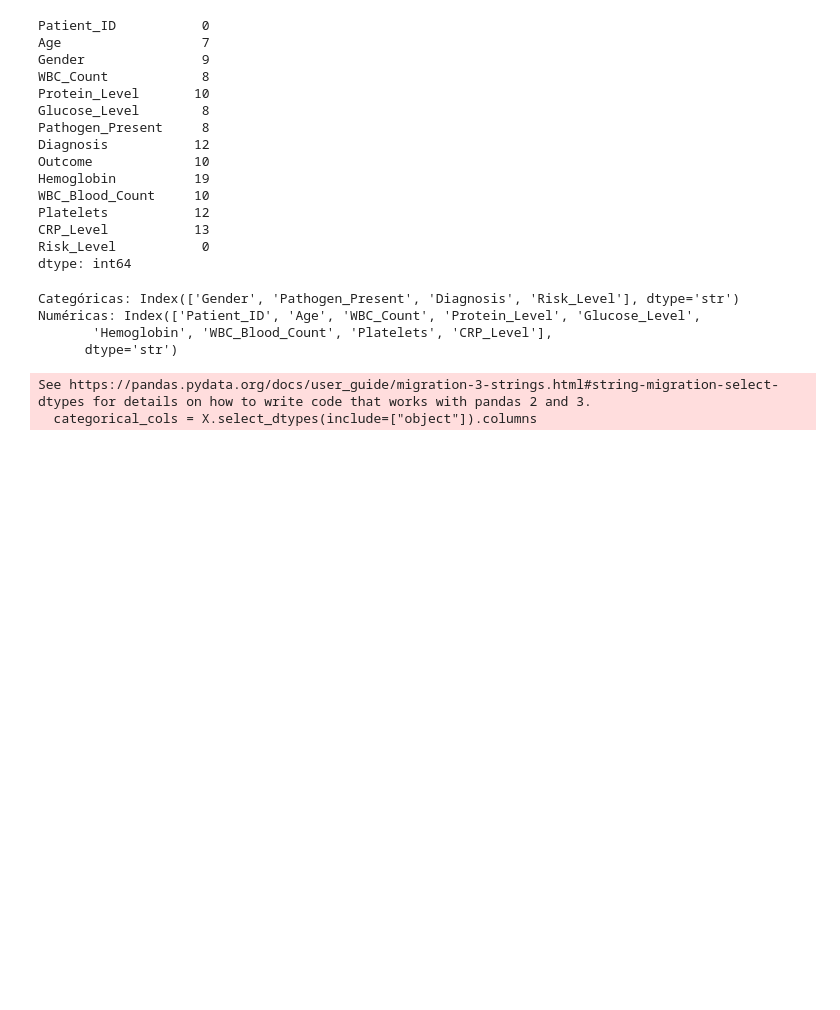
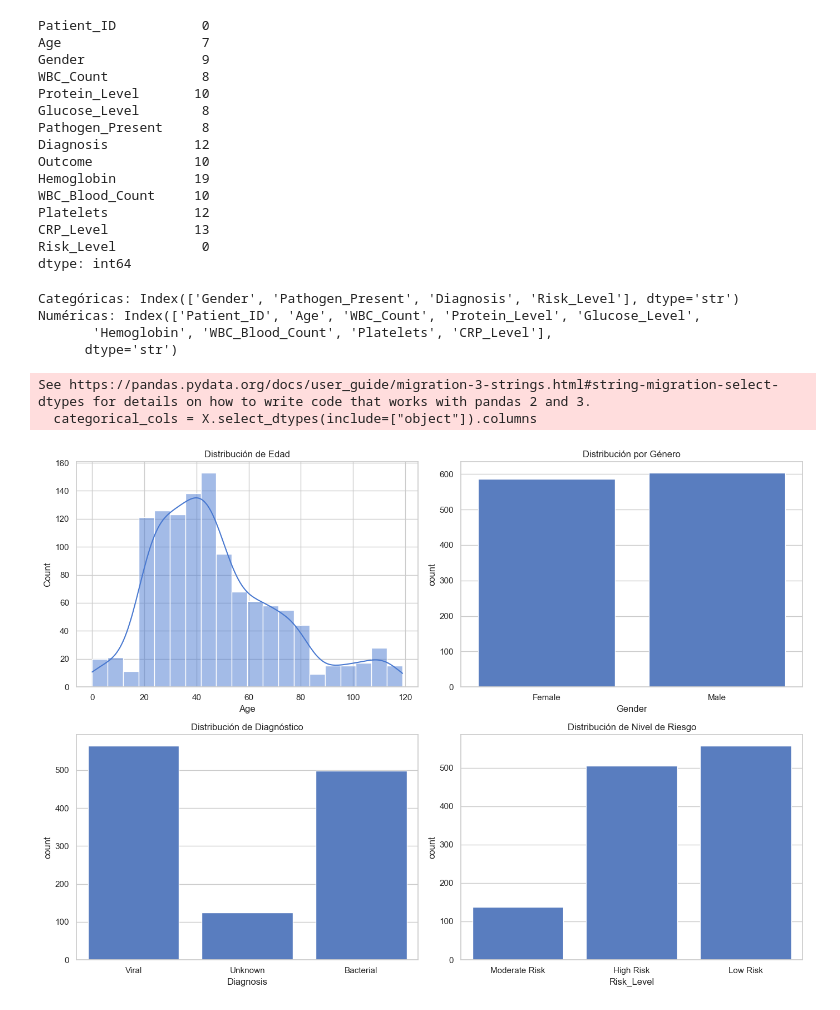
Before and after one commit to logicat1204/SIS420-Datasets, a Jupyter notebook: 9 Meningitis Dataset with Missing Values/meningitis.ipynb, the cells around one changed output. Cells and saved outputs as stored; diff of their text form; code cells hidden in the pictures; blank space fills up the shorter version.

```diff
--- a/9 Meningitis Dataset with Missing Values/meningitis.ipynb
+++ b/9 Meningitis Dataset with Missing Values/meningitis.ipynb
@@ -95,0 +99,26 @@ preprocessor = ColumnTransformer(
+# %%
+# Configuración estética
+sns.set(style="whitegrid", palette="muted")
+
+fig, axes = plt.subplots(2, 2, figsize=(14,10))
+
+# Distribución de edades
+sns.histplot(df["Age"], bins=20, kde=True, ax=axes[0,0])
+axes[0,0].set_title("Distribución de Edad")
+
+# Conteo por género
+sns.countplot(x="Gender", data=df, ax=axes[0,1])
+axes[0,1].set_title("Distribución por Género")
+
+# Conteo de diagnóstico
+sns.countplot(x="Diagnosis", data=df, ax=axes[1,0])
+axes[1,0].set_title("Distribución de Diagnóstico")
+
+# Conteo de nivel de riesgo
+sns.countplot(x="Risk_Level", data=df, ax=axes[1,1])
+axes[1,1].set_title("Distribución de Nivel de Riesgo")
+
+plt.tight_layout()
+plt.show()
+# %% [output]
+[figure, added]
```
Also changed, not shown: parts of 2 cells of this notebook, 8 other files.
